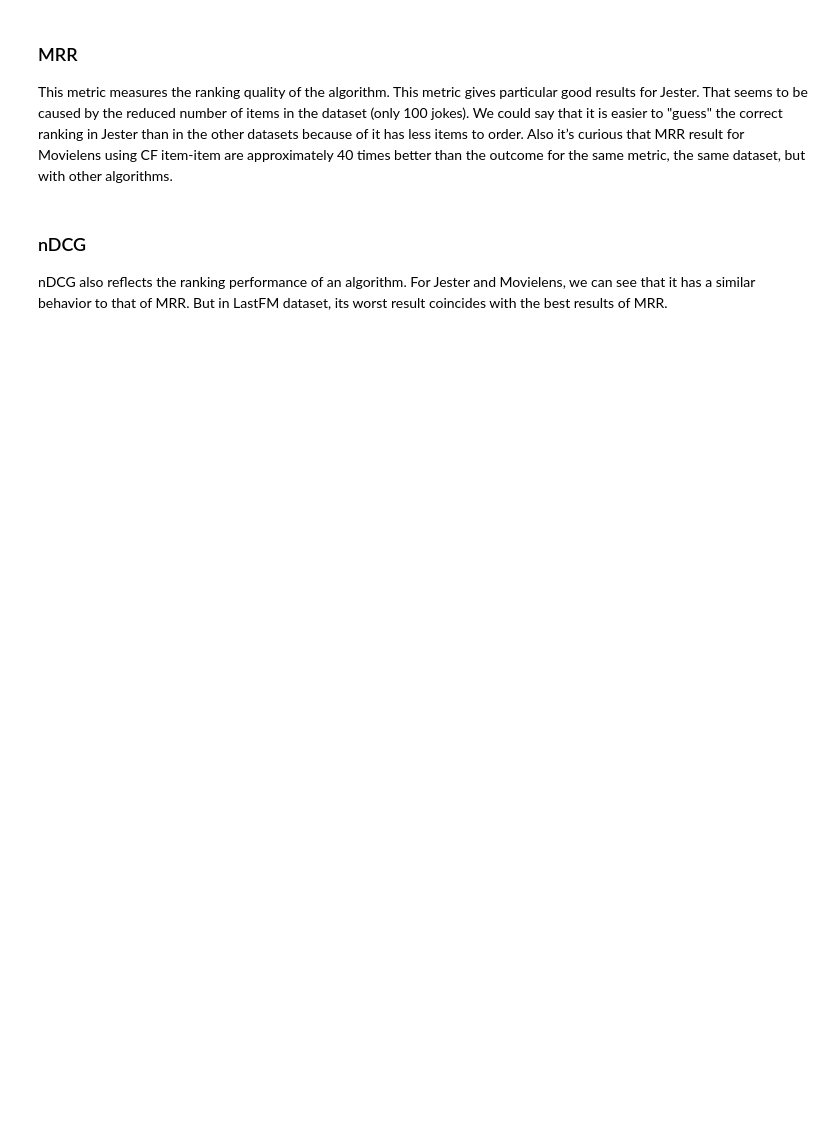
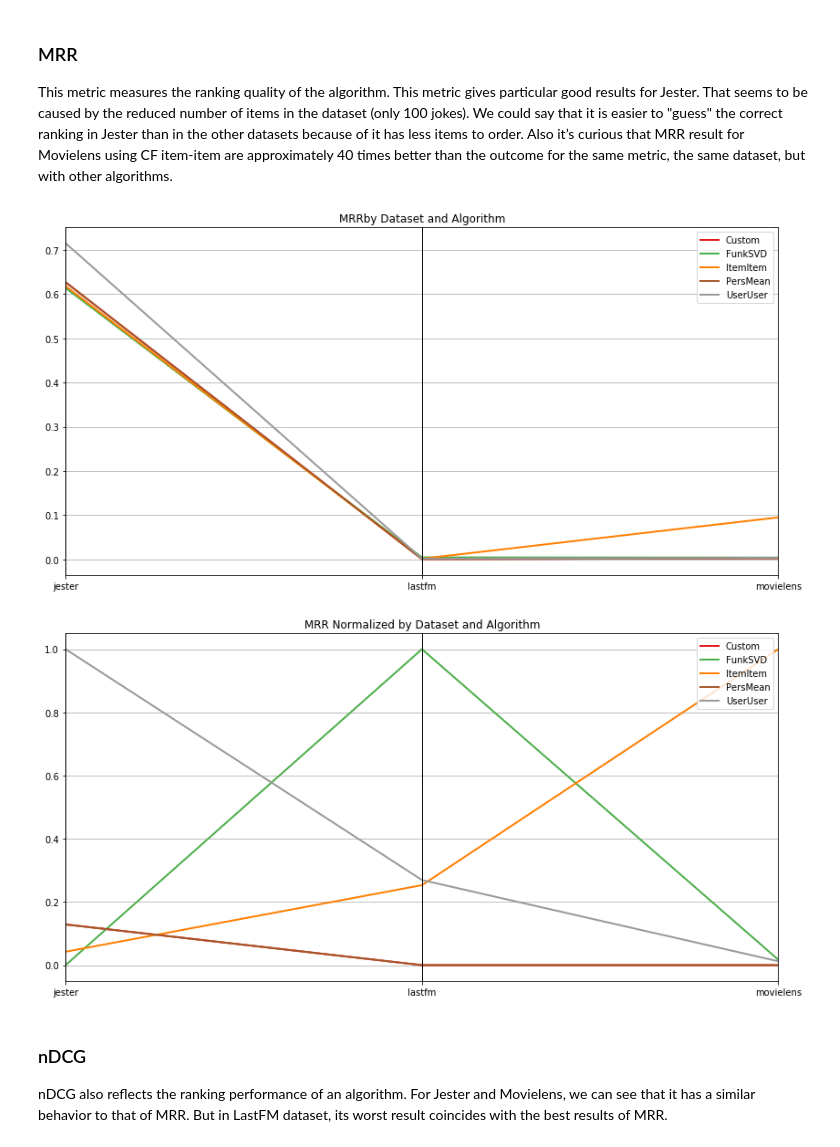
Before and after one commit to Roj/recsys-comparison, a Jupyter notebook: analyze-output.ipynb, the cells around one changed output. Drawn from its saved outputs; the diff is of its cells as text; code cells hidden in the pictures; blank space fills up the shorter version.

```diff
--- a/analyze-output.ipynb
+++ b/analyze-output.ipynb
@@ -109,6 +146,11 @@ In the case of LastFM, while grouping by users, the results are approximately a
 ### MRR
 
 This metric measures the ranking quality of the algorithm. This metric gives particular good results for Jester. That seems to be caused by the reduced number of items in the dataset (only 100 jokes). We could say that it is easier to "guess" the correct ranking in Jester than in the other datasets because of it has less items to order. Also it’s curious that MRR result for Movielens using CF item-item are approximately 40 times better than the outcome for the same metric, the same dataset, but with other algorithms.
+# %%
+print_metric('MRR')
+# %% [output]
+[figure, added]
+[figure, added]
 # %% [markdown]
 ### nDCG
 
```
Also changed, not shown: parts of 5 cells of this notebook, 1 other file.
